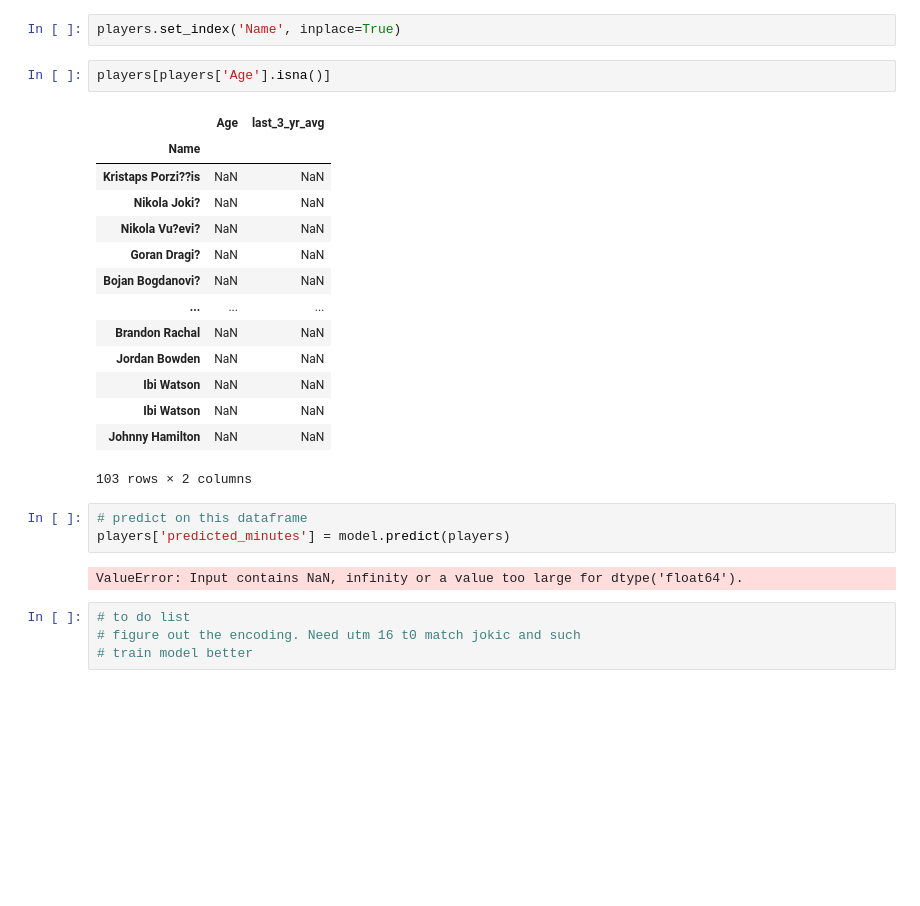
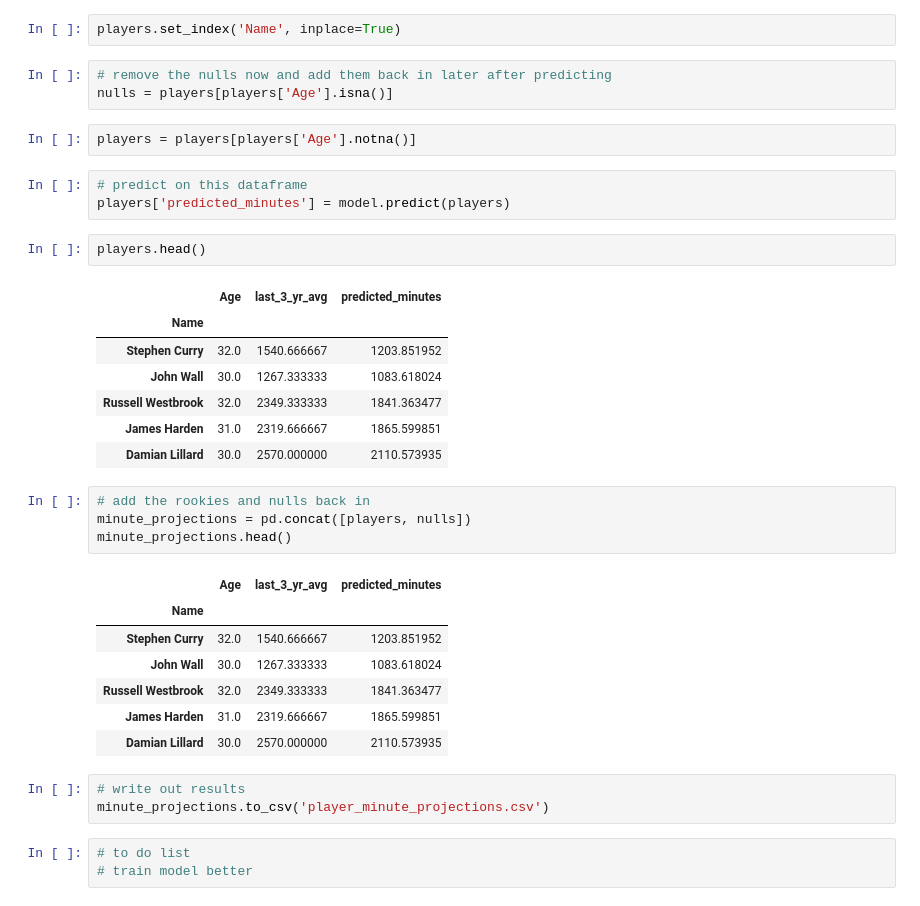
Before and after one commit to CaseySteele24/NBA, a Jupyter notebook: Minute Projections/2021-22_player_min_projections.ipynb, the cells around one changed output. Drawn from its saved outputs; the diff is of its cells as text; blank space fills up the shorter version.

Commit message:
added WIP minute projections

```diff
--- a/Minute Projections/2021-22_player_min_projections.ipynb
+++ b/Minute Projections/2021-22_player_min_projections.ipynb
@@ -527,29 +527,39 @@ players.head()
 | 4 | Damian Lillard | 30.0 | 2570.000000 |
 # %%
 players.set_index('Name', inplace=True)
+# %%
+# remove the nulls now and add them back in later after predicting
+nulls = players[players['Age'].isna()]
 # %%
-players[players['Age'].isna()]
+players = players[players['Age'].notna()]
-# %% [output]
-|  | Age | last_3_yr_avg |
-| Name |  |  |
-| Kristaps Porzi??is | NaN | NaN |
-| Nikola Joki? | NaN | NaN |
-| Nikola Vu?evi? | NaN | NaN |
-| Goran Dragi? | NaN | NaN |
-| Bojan Bogdanovi? | NaN | NaN |
-| ... | ... | ... |
-| Brandon Rachal | NaN | NaN |
-| Jordan Bowden | NaN | NaN |
-| Ibi Watson | NaN | NaN |
-| Ibi Watson | NaN | NaN |
-| Johnny Hamilton | NaN | NaN |
-103 rows × 2 columns
 # %%
 # predict on this dataframe
 players['predicted_minutes'] = model.predict(players)
-# %% [output]
-ValueError: Input contains NaN, infinity or a value too large for dtype('float64').
+# %%
+players.head()
+# %% [output]
+|  | Age | last_3_yr_avg | predicted_minutes |
+| Name |  |  |  |
+| Stephen Curry | 32.0 | 1540.666667 | 1203.851952 |
+| John Wall | 30.0 | 1267.333333 | 1083.618024 |
+| Russell Westbrook | 32.0 | 2349.333333 | 1841.363477 |
+| James Harden | 31.0 | 2319.666667 | 1865.599851 |
+| Damian Lillard | 30.0 | 2570.000000 | 2110.573935 |
+# %%
+# add the rookies and nulls back in
+minute_projections = pd.concat([players, nulls])
+minute_projections.head()
+# %% [output]
+|  | Age | last_3_yr_avg | predicted_minutes |
+| Name |  |  |  |
+| Stephen Curry | 32.0 | 1540.666667 | 1203.851952 |
+| John Wall | 30.0 | 1267.333333 | 1083.618024 |
+| Russell Westbrook | 32.0 | 2349.333333 | 1841.363477 |
+| James Harden | 31.0 | 2319.666667 | 1865.599851 |
+| Damian Lillard | 30.0 | 2570.000000 | 2110.573935 |
+# %%
+# write out results
+minute_projections.to_csv('player_minute_projections.csv')
 # %%
 # to do list
-# figure out the encoding. Need utm 16 t0 match jokic and such
 # train model better
```
